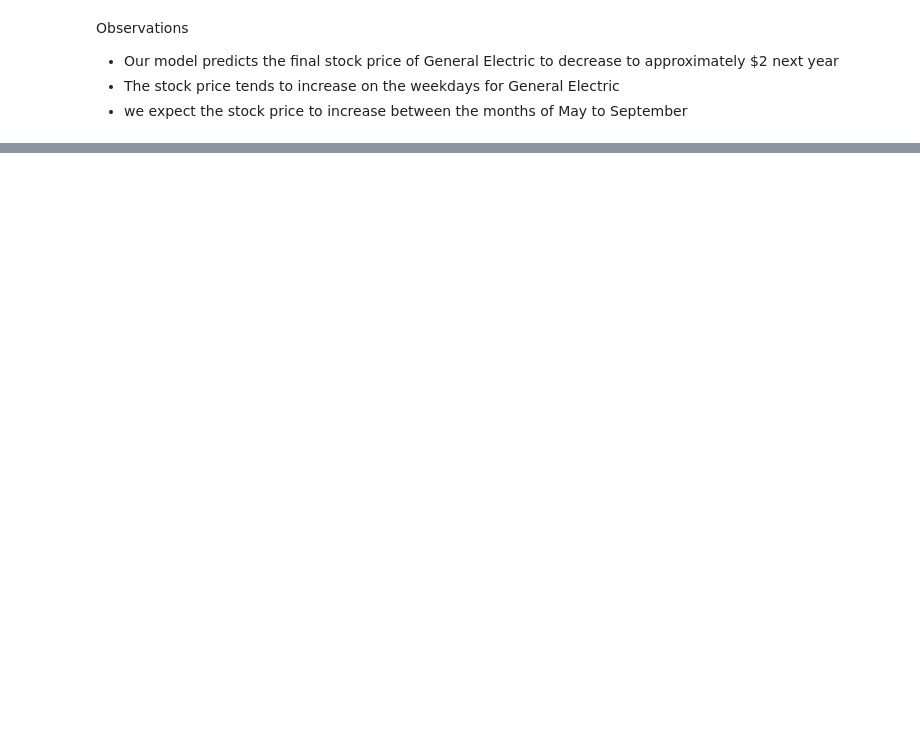
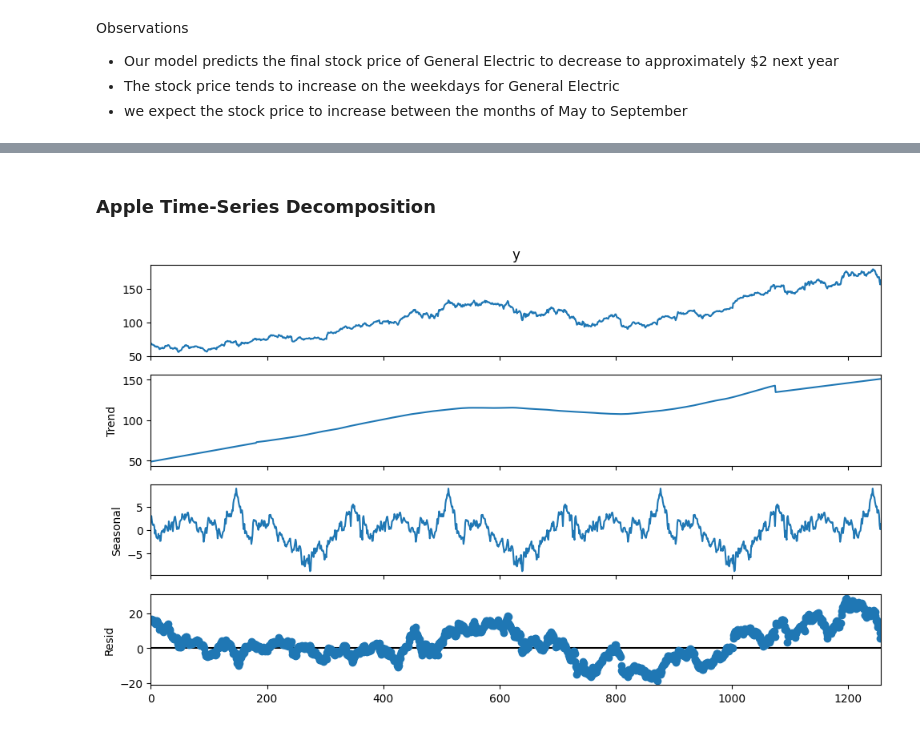
Before and after one commit to Vondent/stock-price-analysis, a Jupyter notebook: stock-price-analysis.ipynb, the cells around one changed output, grey strips where cells are left out. Saved outputs shown, nothing was run; the diff lists cells and outputs as text; code cells hidden in the pictures; blank space fills up the shorter version.

```diff
--- a/stock-price-analysis.ipynb
+++ b/stock-price-analysis.ipynb
@@ -1508,0 +1585,7 @@ Observations
+# %% [markdown]
+### Apple Time-Series Decomposition
+# %%
+#Finding components for apple stock price, trend, seasonal trend, and residuals analyzed
+apple_tr, apple_se, apple_re = decomposition(apple_ph_dat, 365)
+# %% [output]
+[figure, added]
```
Also changed, not shown: parts of 30 cells of this notebook.
